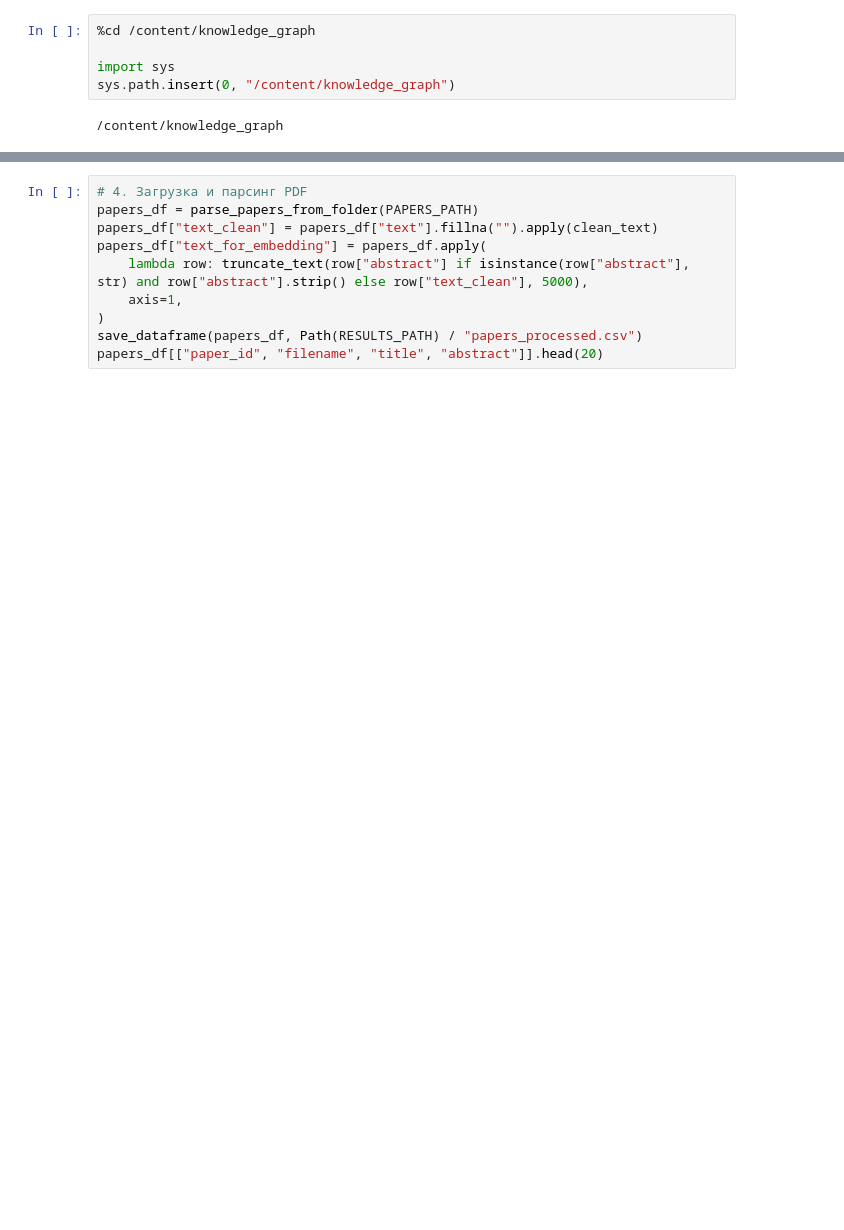
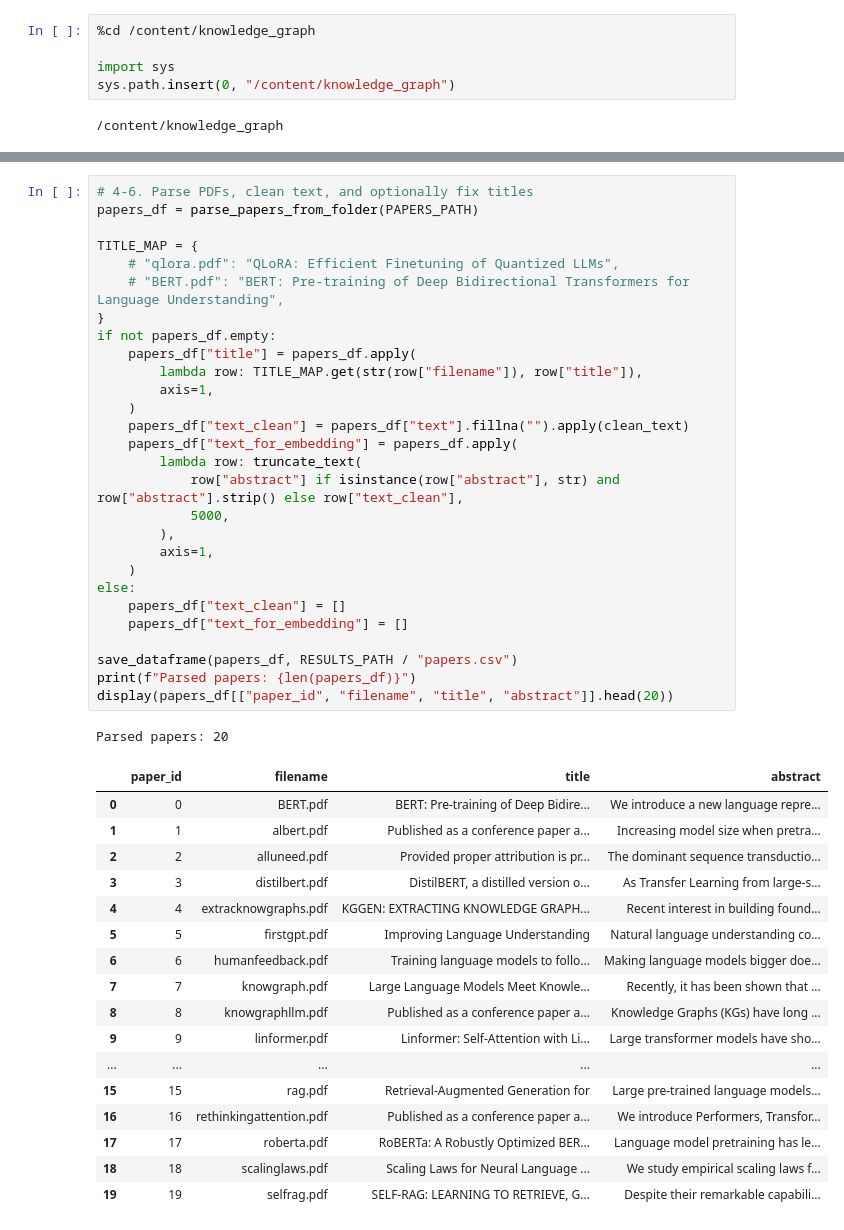
Before and after one commit to Voisan/ML-study, a Jupyter notebook: notebooks/main_pipeline.ipynb, the cells around one changed output, grey strips where cells are left out. Cells and saved outputs as stored; diff of their text form; blank space fills up the shorter version.

```diff
--- a/notebooks/main_pipeline.ipynb
+++ b/notebooks/main_pipeline.ipynb
@@ -90,11 +137,48 @@ ImportError: cannot import name 'build_citation_graph' from 'src.graph_builder'
 # %%
-# 4. Загрузка и парсинг PDF
+# 4-6. Parse PDFs, clean text, and optionally fix titles
 papers_df = parse_papers_from_folder(PAPERS_PATH)
-papers_df["text_clean"] = papers_df["text"].fillna("").apply(clean_text)
-papers_df["text_for_embedding"] = papers_df.apply(
-    lambda row: truncate_text(row["abstract"] if isinstance(row["abstract"], str) and row["abstract"].strip() else row["text_clean"], 5000),
-    axis=1,
-)
-save_dataframe(papers_df, Path(RESULTS_PATH) / "papers_processed.csv")
-papers_df[["paper_id", "filename", "title", "abstract"]].head(20)
+
+TITLE_MAP = {
+    # "qlora.pdf": "QLoRA: Efficient Finetuning of Quantized LLMs",
+    # "BERT.pdf": "BERT: Pre-training of Deep Bidirectional Transformers for Language Understanding",
+}
+if not papers_df.empty:
+    papers_df["title"] = papers_df.apply(
+        lambda row: TITLE_MAP.get(str(row["filename"]), row["title"]),
+        axis=1,
+    )
+    papers_df["text_clean"] = papers_df["text"].fillna("").apply(clean_text)
+    papers_df["text_for_embedding"] = papers_df.apply(
+        lambda row: truncate_text(
+            row["abstract"] if isinstance(row["abstract"], str) and row["abstract"].strip() else row["text_clean"],
+            5000,
+        ),
+        axis=1,
+    )
+else:
+    papers_df["text_clean"] = []
+    papers_df["text_for_embedding"] = []
+
+save_dataframe(papers_df, RESULTS_PATH / "papers.csv")
+print(f"Parsed papers: {len(papers_df)}")
+display(papers_df[["paper_id", "filename", "title", "abstract"]].head(20))
+# %% [output]
+Parsed papers: 20
+|  | paper_id | filename | title | abstract |
+| 0 | 0 | BERT.pdf | BERT: Pre-training of Deep Bidire... | We introduce a new language repre... |
+| 1 | 1 | albert.pdf | Published as a conference paper a... | Increasing model size when pretra... |
+| 2 | 2 | alluneed.pdf | Provided proper attribution is pr... | The dominant sequence transductio... |
+| 3 | 3 | distilbert.pdf | DistilBERT, a distilled version o... | As Transfer Learning from large-s... |
+| 4 | 4 | extracknowgraphs.pdf | KGGEN: EXTRACTING KNOWLEDGE GRAPH... | Recent interest in building found... |
+| 5 | 5 | firstgpt.pdf | Improving Language Understanding | Natural language understanding co... |
+| 6 | 6 | humanfeedback.pdf | Training language models to follo... | Making language models bigger doe... |
+| 7 | 7 | knowgraph.pdf | Large Language Models Meet Knowle... | Recently, it has been shown that ... |
+| 8 | 8 | knowgraphllm.pdf | Published as a conference paper a... | Knowledge Graphs (KGs) have long ... |
+| 9 | 9 | linformer.pdf | Linformer: Self-Attention with Li... | Large transformer models have sho... |
+| ... | ... | ... | ... | ... |
+| 15 | 15 | rag.pdf | Retrieval-Augmented Generation for | Large pre-trained language models... |
+| 16 | 16 | rethinkingattention.pdf | Published as a conference paper a... | We introduce Performers, Transfor... |
+| 17 | 17 | roberta.pdf | RoBERTa: A Robustly Optimized BER... | Language model pretraining has le... |
+| 18 | 18 | scalinglaws.pdf | Scaling Laws for Neural Language ... | We study empirical scaling laws f... |
+| 19 | 19 | selfrag.pdf | SELF-RAG: LEARNING TO RETRIEVE, G... | Despite their remarkable capabili... |
 # %%
```
Also changed, not shown: parts of 26 cells of this notebook.
